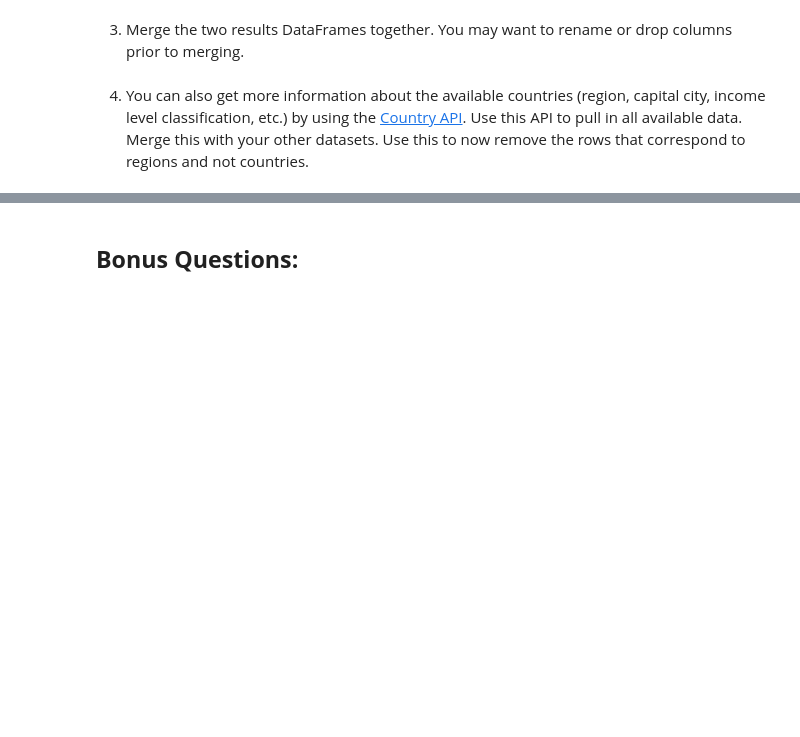
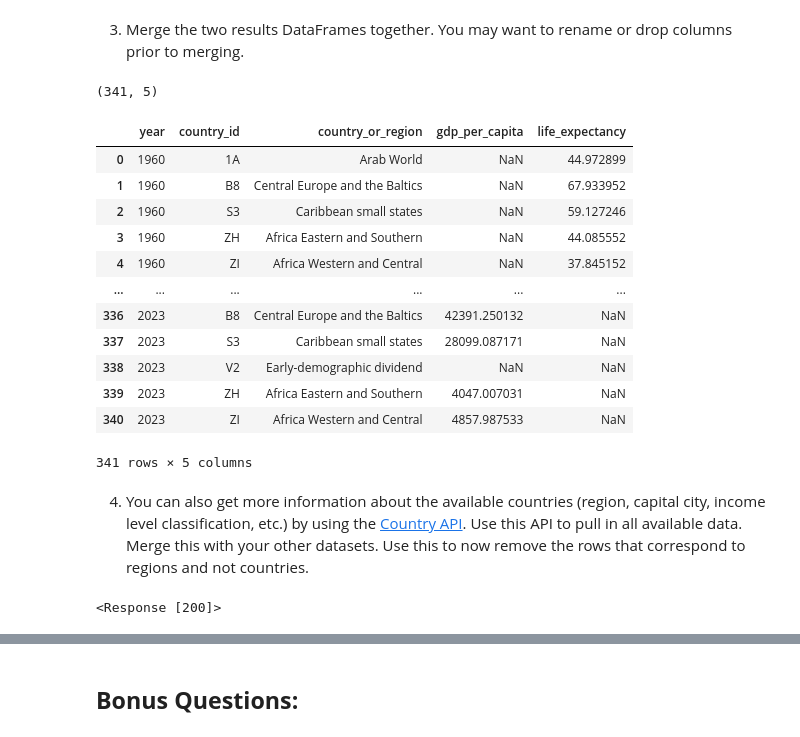
Before and after one commit to nss-data-science-cohort-8/api-exercise-DrewRichard7, a Jupyter notebook: notebooks/un_api_exercise.ipynb, the cells around one changed output, grey strips where cells are left out. Saved outputs shown, nothing was run; the diff lists cells and outputs as text; code cells hidden in the pictures; blank space fills up the shorter version.

```diff
--- a/notebooks/un_api_exercise.ipynb
+++ b/notebooks/un_api_exercise.ipynb
@@ -42,3 +66,11 @@ pd.json_normalize(response.json()[1])
 # %% [markdown]
 
 2. Now, use the API to get all available data for _Life expectancy at birth, total (years)_. This indicator has code "SP.DYN.LE00.IN". Again, convert the results to a DataFrame.
+# %%
+endpoint = 'https://api.worldbank.org/v2/country/all/indicator/SP.DYN.LE00.IN'
+params = {
+    'format' : 'json',
+    'Per_page': '341'
+}
+response2 = requests.get(endpoint, params=params)
+response2
@@ -44,0 +79,22 @@ pd.json_normalize(response.json()[1])
+# %%
+res2 = (
+    pd
+    .json_normalize(response2.json()[1])
+    .drop(
+        columns={
+            'countryiso3code',
+            'unit',
+            'obs_status',
+            'decimal',
+            'indicator.id',
+            'indicator.value'})
+    .rename(
+        columns={
+            'date':'year',
+            'value':'life_expectancy',
+            'country.id':'country_id',
+            'country.value':'country_or_region'})
+    .loc[:,['year', 'country_id', 'country_or_region', 'life_expectancy']]
+)
+print(res2.shape)
+res2.head(5)
@@ -45,6 +109,41 @@ pd.json_normalize(response.json()[1])
 # %% [markdown]
 
 3. Merge the two results DataFrames together. You may want to rename or drop columns prior to merging.
+# %%
+res_merged =(
+    pd.merge(
+        left=res,
+        right=res2,
+        on=['year', 'country_id', 'country_or_region'],
+        how='outer')
+)
+print(res_merged.shape)
+res_merged
+# %% [output]
+(341, 5)
+|  | year | country_id | country_or_region | gdp_per_capita | life_expectancy |
+| 0 | 1960 | 1A | Arab World | NaN | 44.972899 |
+| 1 | 1960 | B8 | Central Europe and the Baltics | NaN | 67.933952 |
+| 2 | 1960 | S3 | Caribbean small states | NaN | 59.127246 |
+| 3 | 1960 | ZH | Africa Eastern and Southern | NaN | 44.085552 |
+| 4 | 1960 | ZI | Africa Western and Central | NaN | 37.845152 |
+| ... | ... | ... | ... | ... | ... |
+| 336 | 2023 | B8 | Central Europe and the Baltics | 42391.250132 | NaN |
+| 337 | 2023 | S3 | Caribbean small states | 28099.087171 | NaN |
+| 338 | 2023 | V2 | Early-demographic dividend | NaN | NaN |
+| 339 | 2023 | ZH | Africa Eastern and Southern | 4047.007031 | NaN |
+| 340 | 2023 | ZI | Africa Western and Central | 4857.987533 | NaN |
+341 rows × 5 columns
 # %% [markdown]
 
 4. You can also get more information about the available countries (region, capital city, income level classification, etc.) by using the [Country API](https://datahelpdesk.worldbank.org/knowledgebase/articles/898590-country-api-queries). Use this API to pull in all available data. Merge this with your other datasets. Use this to now remove the rows that correspond to regions and not countries.
+# %%
+endpoint='https://api.worldbank.org/v2/country'
+params={
+    'format':'json',
+    'Per_page':'296'
+}
+response3 = requests.get(endpoint, params=params)
+response3
+# %% [output]
+<Response [200]>
```
Also changed, not shown: parts of 6 cells of this notebook, 2 other files.
